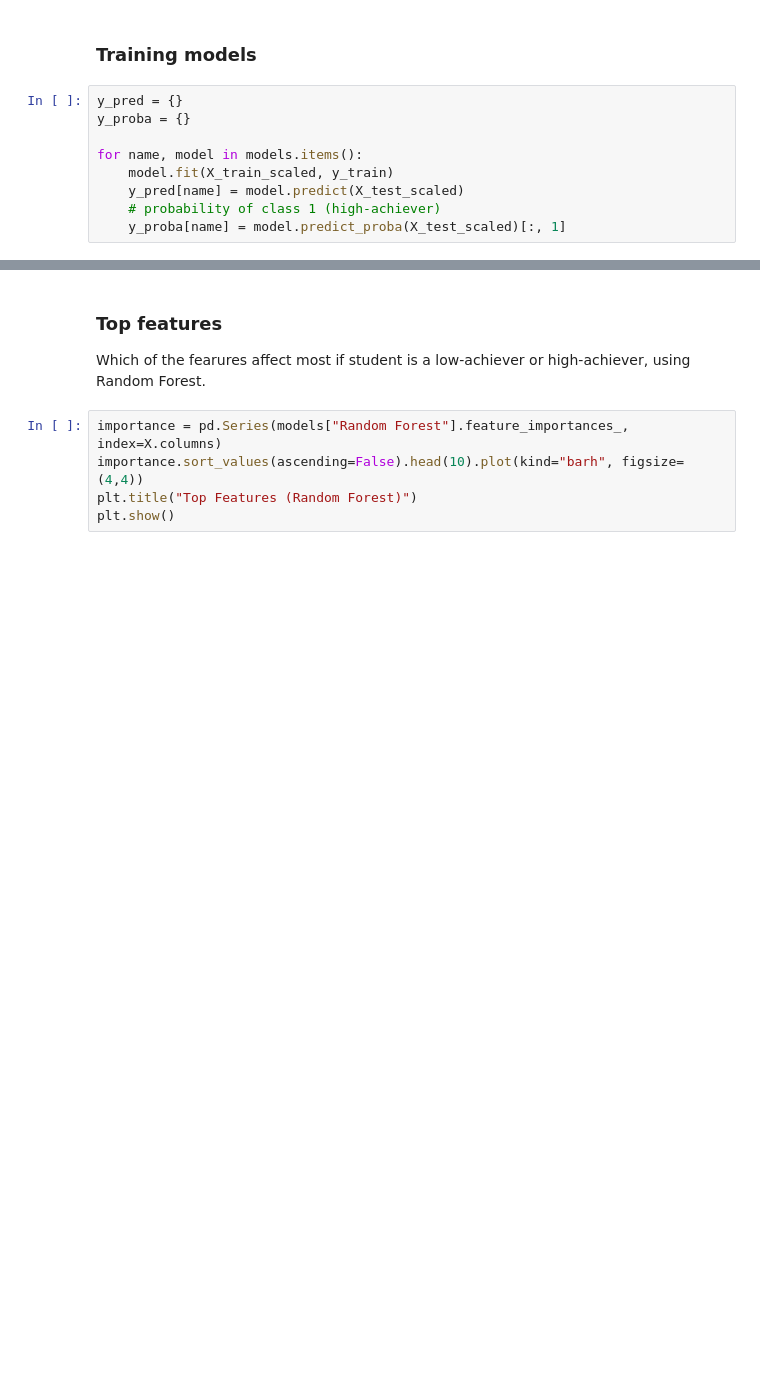
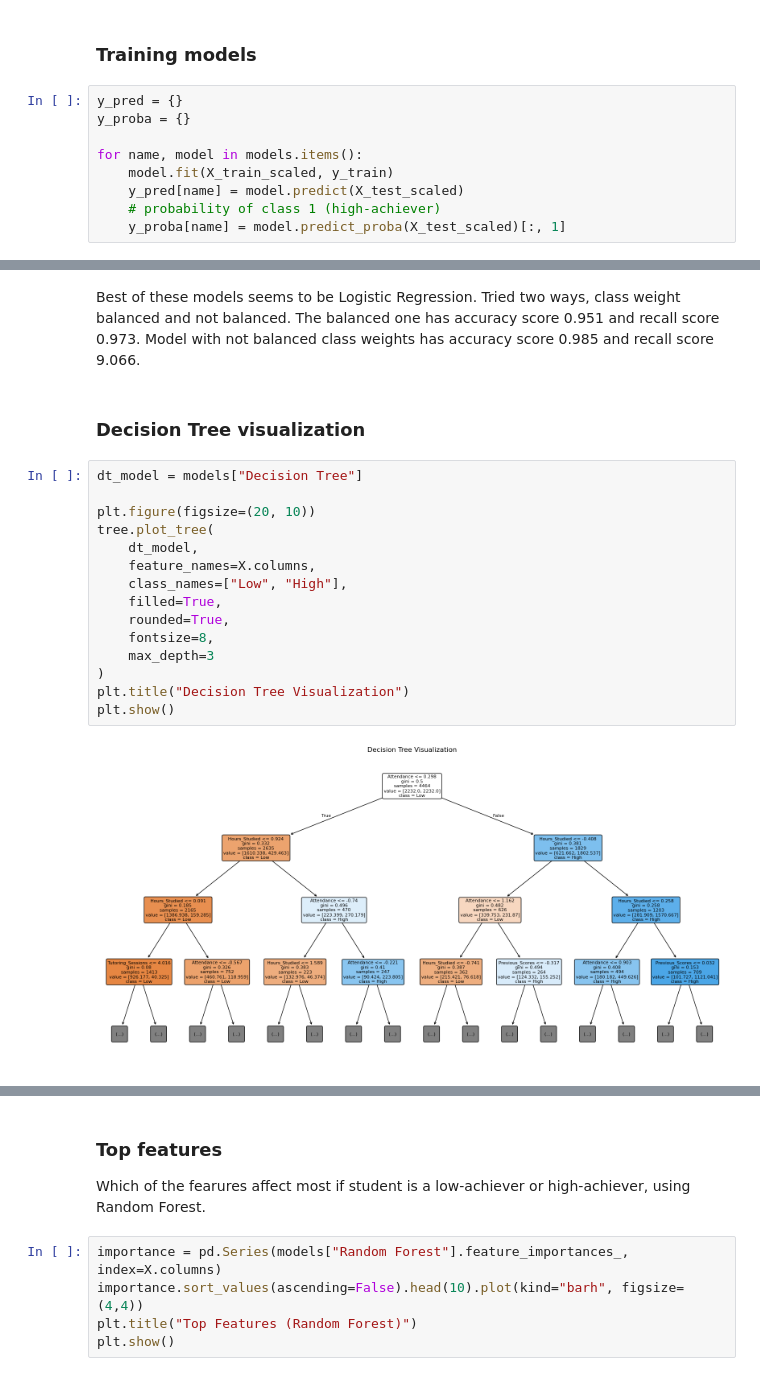
Before and after one commit to liisnele/IDS2025-performace-factors, a Jupyter notebook: StudentPerformance.ipynb, the cells around one changed output, grey strips where cells are left out. Drawn from its saved outputs; the diff is of its cells as text; blank space fills up the shorter version.

```diff
--- a/StudentPerformance.ipynb
+++ b/StudentPerformance.ipynb
@@ -856,0 +865,21 @@ F1: 0.3592400690846287
+# %% [markdown]
+Best of these models seems to be Logistic Regression. Tried two ways, class weight balanced and not balanced. The balanced one has accuracy score 0.951 and recall score 0.973. Model with not balanced class weights has accuracy score 0.985 and recall score 9.066.
+# %% [markdown]
+### Decision Tree visualization
+# %%
+dt_model = models["Decision Tree"]
+
+plt.figure(figsize=(20, 10))
+tree.plot_tree(
+    dt_model,
+    feature_names=X.columns,
+    class_names=["Low", "High"],
+    filled=True,
+    rounded=True,
+    fontsize=8,
+    max_depth=3
+)
+plt.title("Decision Tree Visualization")
+plt.show()
+# %% [output]
+[figure, added]
```
Also changed, not shown: parts of 18 cells of this notebook.
